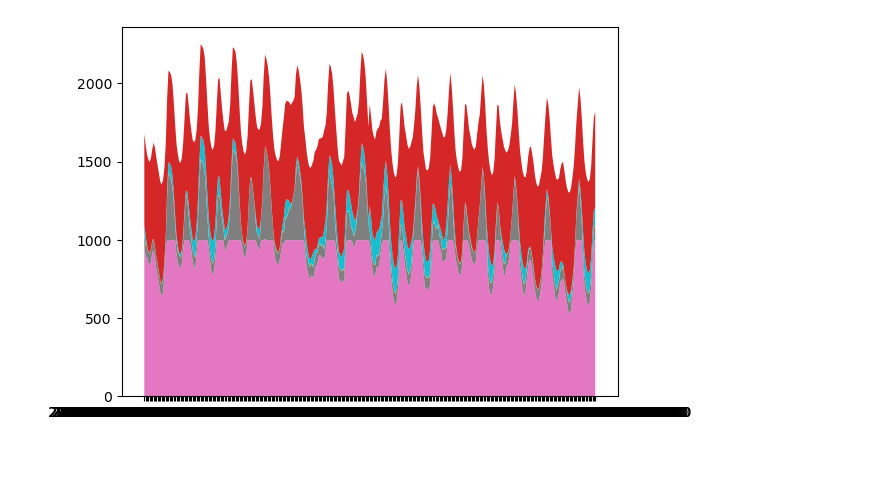
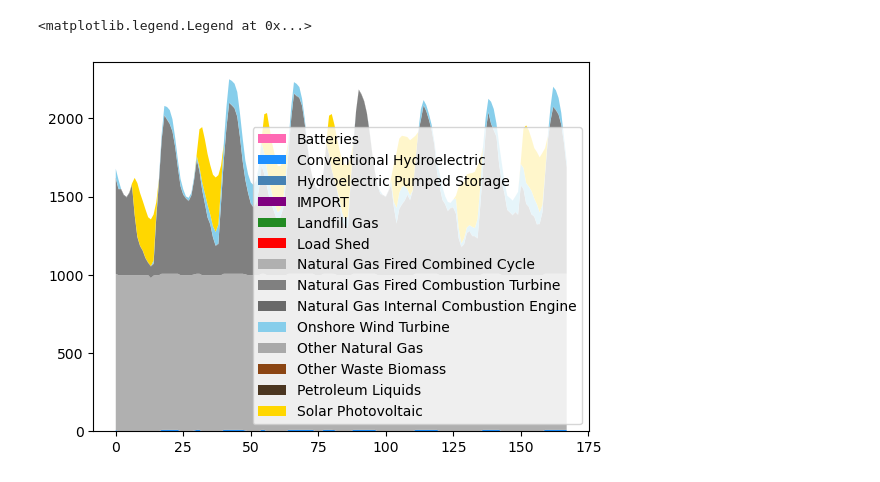
Before and after one commit to asedlak-ucsd/MAE243-Project, a Jupyter notebook: models/san_diego_system/postprocessing/run_postprocess.ipynb, the cells around one changed output. Drawn from its saved outputs; the diff is of its cells as text; code cells hidden in the pictures.

```diff
--- a/models/san_diego_system/postprocessing/run_postprocess.ipynb
+++ b/models/san_diego_system/postprocessing/run_postprocess.ipynb
@@ -15,0 +16,3 @@ gen.drop(columns=['gen_id', 'bus']).groupby(['fueltype']).sum().T.plot()
+# %%
+grouped = gen.drop(columns=['gen_id', 'bus']).groupby(['fueltype']).sum()
+grouped
@@ -64,6 +55,9 @@ array([[  0.        ,   0.        ,   0.        , ...,   0.        ,
 # %%
+y = grouped.to_numpy()
+
 fig, ax = plt.subplots()
-ax.stackplot(x, y.T)
-plt.show()
+plt.stackplot(range(len(y.T)), y, labels=grouped.index, colors=[i[1] for i in generator_colors]);
+plt.legend()
 # %% [output]
+<matplotlib.legend.Legend at 0x...>
-[figure, old version]
+[figure, new version]
```
Also changed, not shown: parts of 8 cells of this notebook, 5 other files.
